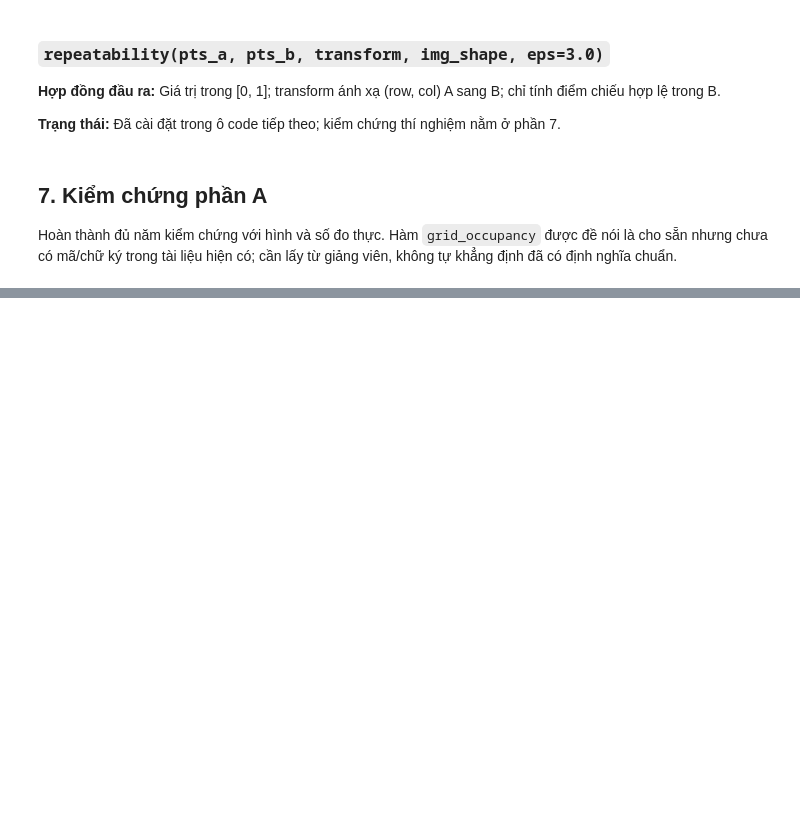
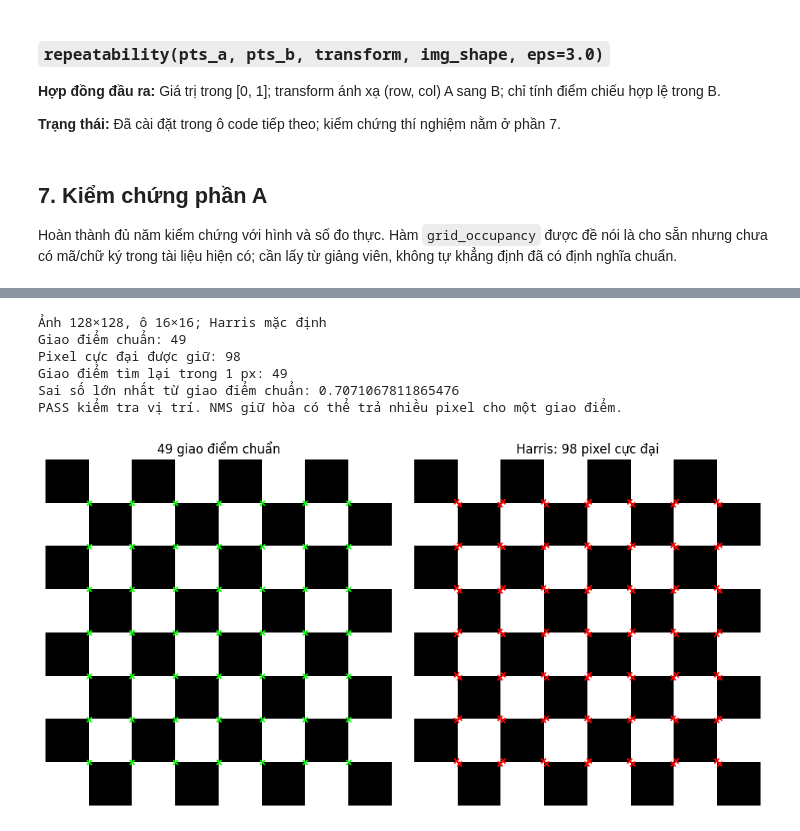
Before and after one commit to t-minhquan/Computer-Vision_Lab2, a Jupyter notebook: notebooks/phan_a_harris_va_hai_bien_the.ipynb, the cells around one changed output, grey strips where cells are left out. Saved outputs shown, nothing was run; the diff lists cells and outputs as text; code cells hidden in the pictures; blank space fills up the shorter version.

Commit message:
Cap nhat phan A Harris va hai bien the va phan test

```diff
--- a/notebooks/phan_a_harris_va_hai_bien_the.ipynb
+++ b/notebooks/phan_a_harris_va_hai_bien_the.ipynb
@@ -356 +448,70 @@ Ghi giao điểm chuẩn; đối chiếu sai số vị trí theo yêu cầu ≤
+# %%
+a_rows, a_cols = np.indices((128, 128))
+
+a_board = (
+    ((a_rows // 16 + a_cols // 16) % 2) * 255
+).astype(np.uint8)
+
+a_expected = np.array([
+    (row - 0.5, col - 0.5)
+    for row in range(16, 128, 16)
+    for col in range(16, 128, 16)
+])
+
+a_board_points = harris_classic(a_board)
+
+# Hai chiều: kiểm tra bỏ sót giao điểm và điểm phát hiện dư.
+a_gt_errors = a_nearest_distances(
+    a_expected, a_board_points
+)
+a_detection_errors = a_nearest_distances(
+    a_board_points, a_expected
+)
+
+print("Ảnh 128×128, ô 16×16; Harris mặc định")
+print("Giao điểm chuẩn:", len(a_expected))
+print("Pixel cực đại được giữ:", len(a_board_points))
+print(
+    "Giao điểm tìm lại trong 1 px:",
+    int((a_gt_errors <= 1).sum())
+)
+print(
+    "Sai số lớn nhất từ giao điểm chuẩn:",
+    float(a_gt_errors.max())
+)
+
+assert len(a_board_points) > 0
+assert np.all(a_gt_errors <= 1), (
+    "Có giao điểm chuẩn chưa tìm đúng trong 1 px"
+)
+assert np.all(a_detection_errors <= 1), (
+    "Có điểm phát hiện xa các giao điểm chuẩn"
+)
+
+print(
+    "PASS kiểm tra vị trí. NMS giữ hòa có thể trả "
+    "nhiều pixel cho một giao điểm."
+)
+
+a_fig, a_axes = plt.subplots(1, 2, figsize=(10, 5))
+
+a_show_points(
+    a_axes[0], a_board, a_expected,
+    "49 giao điểm chuẩn", "lime"
+)
+a_show_points(
+    a_axes[1], a_board, a_board_points,
+    f"Harris: {len(a_board_points)} pixel cực đại"
+)
+
+a_fig.tight_layout()
+plt.show()
+# %% [output]
+Ảnh 128×128, ô 16×16; Harris mặc định
+Giao điểm chuẩn: 49
+Pixel cực đại được giữ: 98
+Giao điểm tìm lại trong 1 px: 49
+Sai số lớn nhất từ giao điểm chuẩn: 0.7071067811865476
+PASS kiểm tra vị trí. NMS giữ hòa có thể trả nhiều pixel cho một giao điểm.
+[figure, added]
 # %% [markdown]
```
Also changed, not shown: parts of 32 cells of this notebook, 18 other files.
